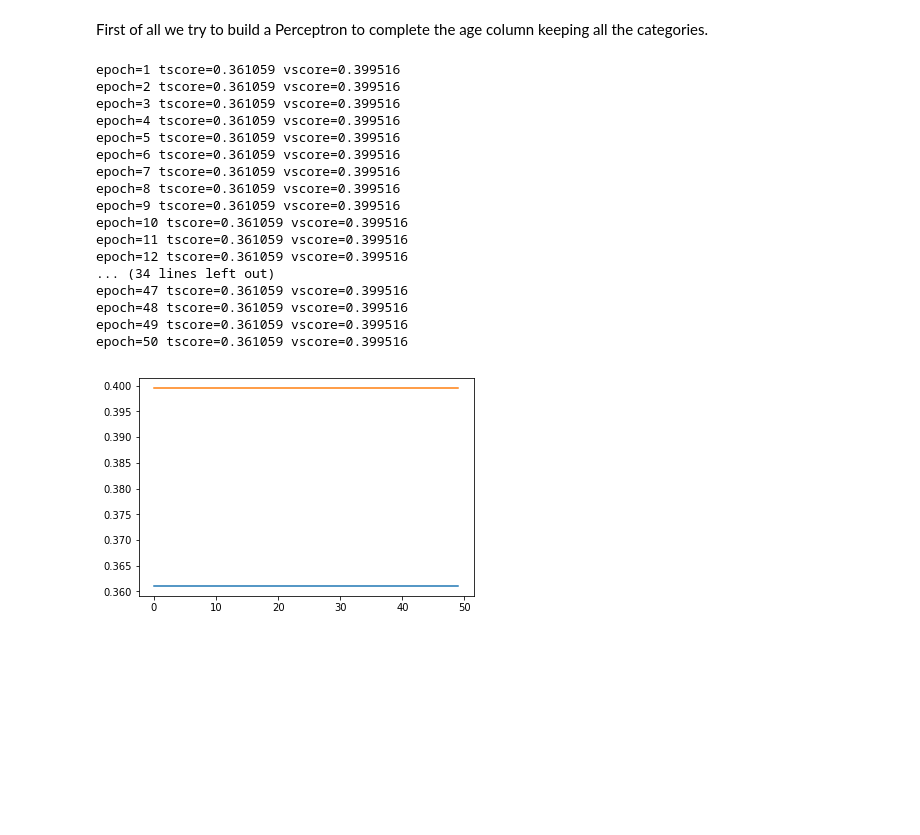
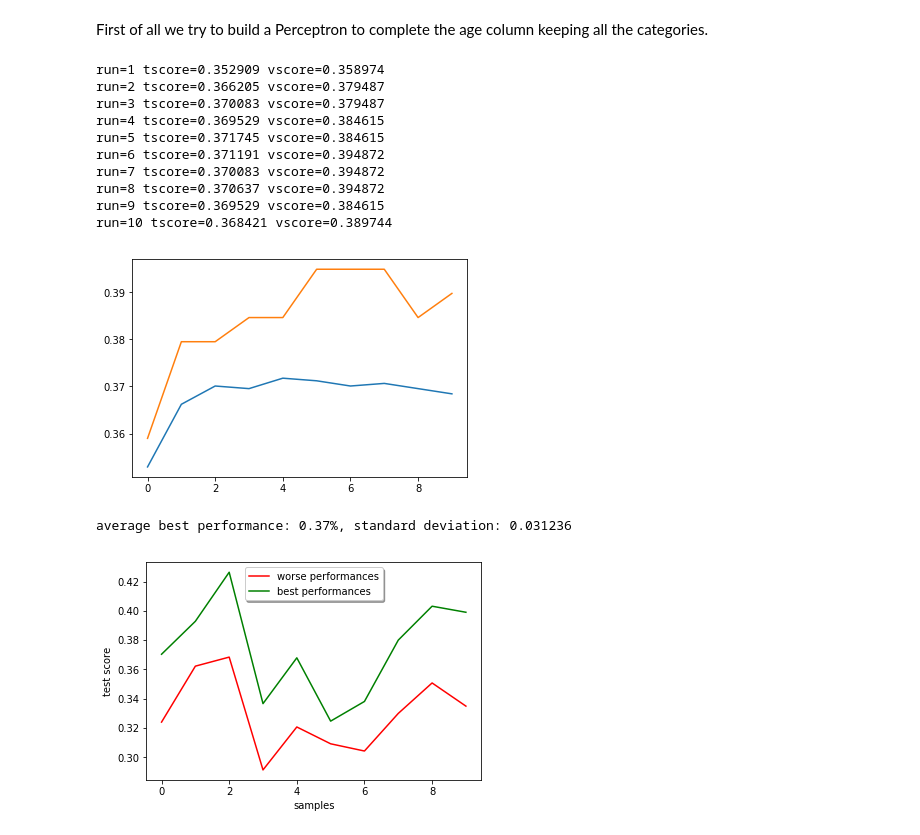
Before and after one commit to guglielmoG/MachineLearningVod, a Jupyter notebook: ML-Vod++.ipynb, the cells around one changed output. Cells and saved outputs as stored; diff of their text form; code cells hidden in the pictures; blank space fills up the shorter version.

Commit message:
Add class to handle training and testing of multiple perceptrons

```diff
--- a/ML-Vod++.ipynb
+++ b/ML-Vod++.ipynb
@@ -297,0 +329,11 @@ class test():
+# %%
+def train_perc_cold(perc, X, y, percentage=0.8, max_iter= 5000):
+    data = buildTrain(X, y, percentage)
+
+    perc.set_params(max_iter=max_iter)
+    perc.fit(*data.get_train())
+    tscore = perc.score(*data.get_train())
+    vscore = perc.score(*data.get_valid())
+    print("tscore=%g vscore=%g" % (tscore, vscore))
+
+    return tscore, vscore
@@ -408,22 +484,25 @@ def train_perc(X, y, percentage = 0.8, seed = None, max_iter = 5000, it_interval
-# %%
-train_perc(df_clean[traffic_columns], df_clean['Product'], max_iter=50000, it_interval=1000, loss = 'log', penalty = "none",
-           alpha = 1e-2, learning_rate = 'invscaling', eta0 = 1e-6, warm_start = True, power_t = 0.5)
-# %% [output]
-epoch=1 tscore=0.361059 vscore=0.399516
-epoch=2 tscore=0.361059 vscore=0.399516
-epoch=3 tscore=0.361059 vscore=0.399516
-epoch=4 tscore=0.361059 vscore=0.399516
-epoch=5 tscore=0.361059 vscore=0.399516
-epoch=6 tscore=0.361059 vscore=0.399516
-epoch=7 tscore=0.361059 vscore=0.399516
-epoch=8 tscore=0.361059 vscore=0.399516
-epoch=9 tscore=0.361059 vscore=0.399516
-epoch=10 tscore=0.361059 vscore=0.399516
-epoch=11 tscore=0.361059 vscore=0.399516
-epoch=12 tscore=0.361059 vscore=0.399516
-... (34 lines left out)
-epoch=47 tscore=0.361059 vscore=0.399516
-epoch=48 tscore=0.361059 vscore=0.399516
-epoch=49 tscore=0.361059 vscore=0.399516
-epoch=50 tscore=0.361059 vscore=0.399516
-[figure, removed]
+# %%
+X_std = batch_std(df_clean, traffic_columns)
+y = df_clean['Product']
+
+my_perc = perc()
+# %%
+my_perc.train(X_std, y, percentage=0.9, loss='log', penalty='none', alpha=1e-6,
+          power_t=0.5, max_iter=1000, it_interval=100, learning_rate='constant', eta0=1e-6)
+# %% [output]
+run=1 tscore=0.352909 vscore=0.358974
+run=2 tscore=0.366205 vscore=0.379487
+run=3 tscore=0.370083 vscore=0.379487
+run=4 tscore=0.369529 vscore=0.384615
+run=5 tscore=0.371745 vscore=0.384615
+run=6 tscore=0.371191 vscore=0.394872
+run=7 tscore=0.370083 vscore=0.394872
+run=8 tscore=0.370637 vscore=0.394872
+run=9 tscore=0.369529 vscore=0.384615
+run=10 tscore=0.368421 vscore=0.389744
+[figure, added]
+# %%
+my_perc.test()
+# %% [output]
+average best performance: 0.37%, standard deviation: 0.031236
+[figure, added]
```
Also changed, not shown: parts of 4 cells of this notebook.
